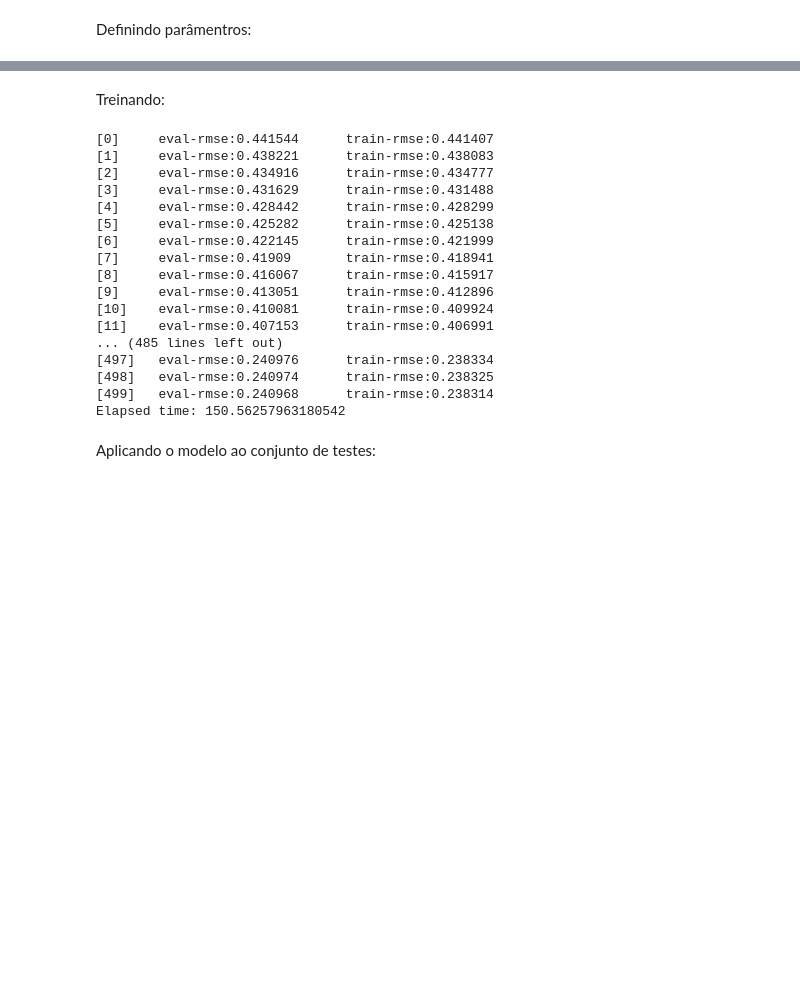
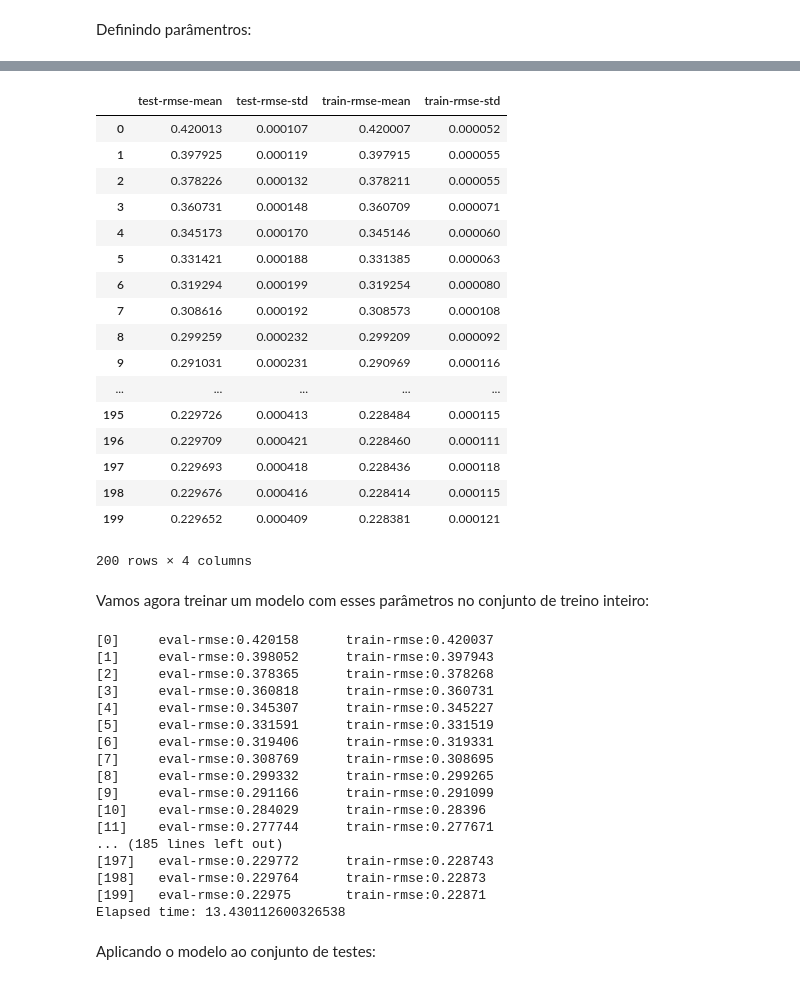
Before and after one commit to RafaelFK/avito_challenge, a Jupyter notebook: Avito Challenge Report.ipynb, the cells around one changed output, grey strips where cells are left out. Cells and saved outputs as stored; diff of their text form; code cells hidden in the pictures; blank space fills up the shorter version.

```diff
--- a/Avito Challenge Report.ipynb
+++ b/Avito Challenge Report.ipynb
@@ -717,8 +715,8 @@ dtest = xgb.DMatrix('data/xgb_test.buffer')
 Definindo parâmentros:
 # %%
 param = {
-    'eta': .01,
-    'sub_sample': .8,
+    'eta': .08,
+    'sub_sample': .7,
     'objective': 'gpu:reg:logistic',
     'tree_method': 'gpu_hist'
 }
@@ -724,0 +725,8 @@ param = {
+# %%
+num_round = 200
+
+start = time.time()
+evalu = xgb.cv(param, dtrain, num_round, nfold=5)
+end = time.time()
+
+print('Elapsed time:', end - start)
@@ -725,33 +735,52 @@ param = {
+# %%
+evalu
+# %% [output]
+|  | test-rmse-mean | test-rmse-std | train-rmse-mean | train-rmse-std |
+| 0 | 0.420013 | 0.000107 | 0.420007 | 0.000052 |
+| 1 | 0.397925 | 0.000119 | 0.397915 | 0.000055 |
+| 2 | 0.378226 | 0.000132 | 0.378211 | 0.000055 |
+| 3 | 0.360731 | 0.000148 | 0.360709 | 0.000071 |
+| 4 | 0.345173 | 0.000170 | 0.345146 | 0.000060 |
+| 5 | 0.331421 | 0.000188 | 0.331385 | 0.000063 |
+| 6 | 0.319294 | 0.000199 | 0.319254 | 0.000080 |
+| 7 | 0.308616 | 0.000192 | 0.308573 | 0.000108 |
+| 8 | 0.299259 | 0.000232 | 0.299209 | 0.000092 |
+| 9 | 0.291031 | 0.000231 | 0.290969 | 0.000116 |
+| ... | ... | ... | ... | ... |
+| 195 | 0.229726 | 0.000413 | 0.228484 | 0.000115 |
+| 196 | 0.229709 | 0.000421 | 0.228460 | 0.000111 |
+| 197 | 0.229693 | 0.000418 | 0.228436 | 0.000118 |
+| 198 | 0.229676 | 0.000416 | 0.228414 | 0.000115 |
+| 199 | 0.229652 | 0.000409 | 0.228381 | 0.000121 |
+200 rows × 4 columns
+# %% [markdown]
+Vamos agora treinar um modelo com esses parâmetros no conjunto de treino inteiro:
 # %%
 evallist = [(dtest, 'eval'), (dtrain, 'train')]
-# %% [markdown]
-Treinando:
 # %%
-num_round = 500
-
 start = time.time()
 bst = xgb.train(param, dtrain, num_round, evallist)
 end = time.time()
 
 print('Elapsed time:', end - start)
 # %% [output]
-[0]     eval-rmse:0.441544      train-rmse:0.441407
-[1]     eval-rmse:0.438221      train-rmse:0.438083
-[2]     eval-rmse:0.434916      train-rmse:0.434777
-[3]     eval-rmse:0.431629      train-rmse:0.431488
-[4]     eval-rmse:0.428442      train-rmse:0.428299
-[5]     eval-rmse:0.425282      train-rmse:0.425138
-[6]     eval-rmse:0.422145      train-rmse:0.421999
-[7]     eval-rmse:0.41909       train-rmse:0.418941
-[8]     eval-rmse:0.416067      train-rmse:0.415917
-[9]     eval-rmse:0.413051      train-rmse:0.412896
-[10]    eval-rmse:0.410081      train-rmse:0.409924
-[11]    eval-rmse:0.407153      train-rmse:0.406991
-... (485 lines left out)
-[497]   eval-rmse:0.240976      train-rmse:0.238334
-[498]   eval-rmse:0.240974      train-rmse:0.238325
-[499]   eval-rmse:0.240968      train-rmse:0.238314
-Elapsed time: 150.56257963180542
+[0]     eval-rmse:0.420158      train-rmse:0.420037
+[1]     eval-rmse:0.398052      train-rmse:0.397943
+[2]     eval-rmse:0.378365      train-rmse:0.378268
+[3]     eval-rmse:0.360818      train-rmse:0.360731
+[4]     eval-rmse:0.345307      train-rmse:0.345227
+[5]     eval-rmse:0.331591      train-rmse:0.331519
+[6]     eval-rmse:0.319406      train-rmse:0.319331
+[7]     eval-rmse:0.308769      train-rmse:0.308695
+[8]     eval-rmse:0.299332      train-rmse:0.299265
+[9]     eval-rmse:0.291166      train-rmse:0.291099
+[10]    eval-rmse:0.284029      train-rmse:0.28396
+[11]    eval-rmse:0.277744      train-rmse:0.277671
+... (185 lines left out)
+[197]   eval-rmse:0.229772      train-rmse:0.228743
+[198]   eval-rmse:0.229764      train-rmse:0.22873
+[199]   eval-rmse:0.22975       train-rmse:0.22871
+Elapsed time: 13.430112600326538
 # %%
 bst.dump_model('models/xgboost.model')
 # %% [markdown]
```
Also changed, not shown: parts of 35 cells of this notebook.
